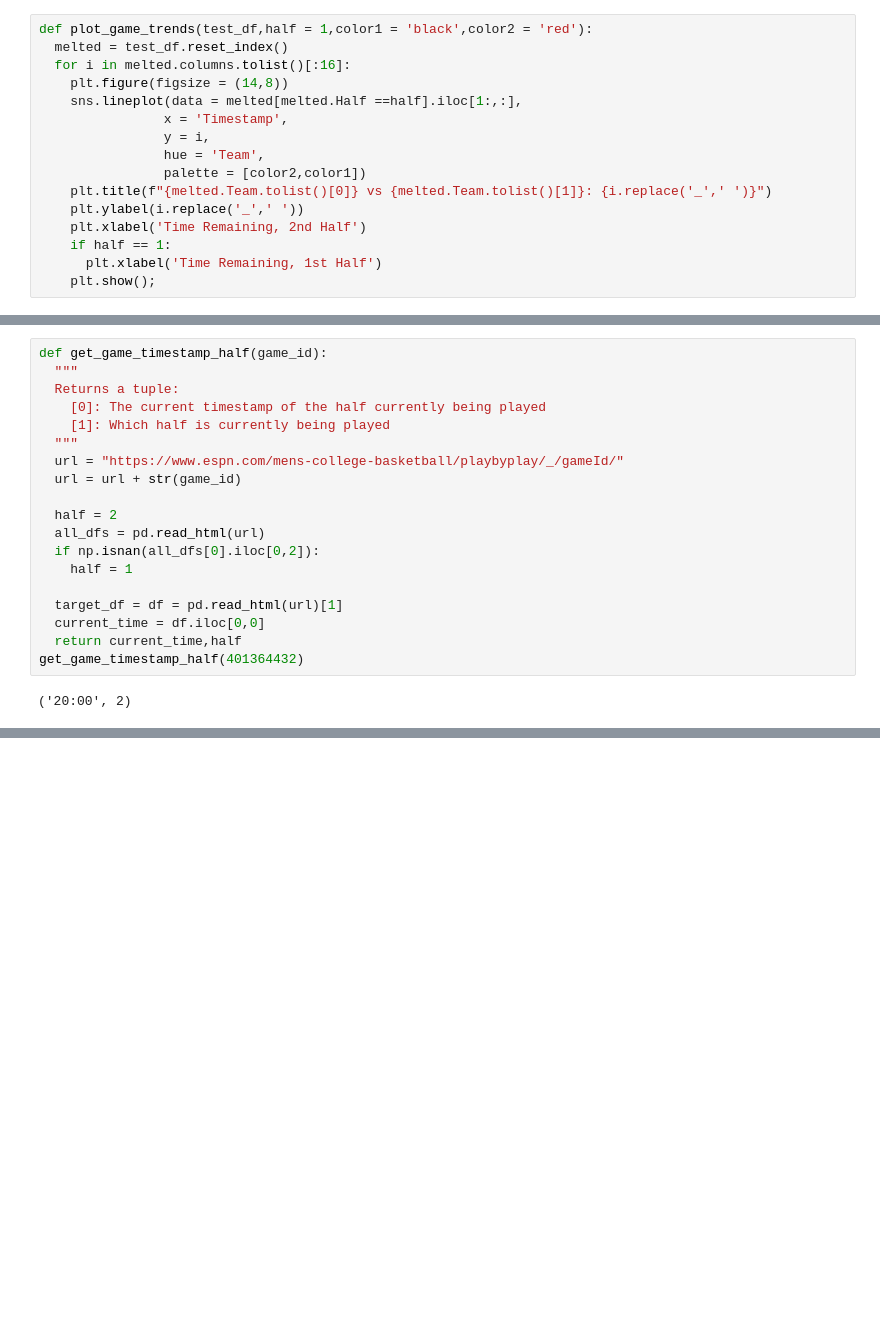
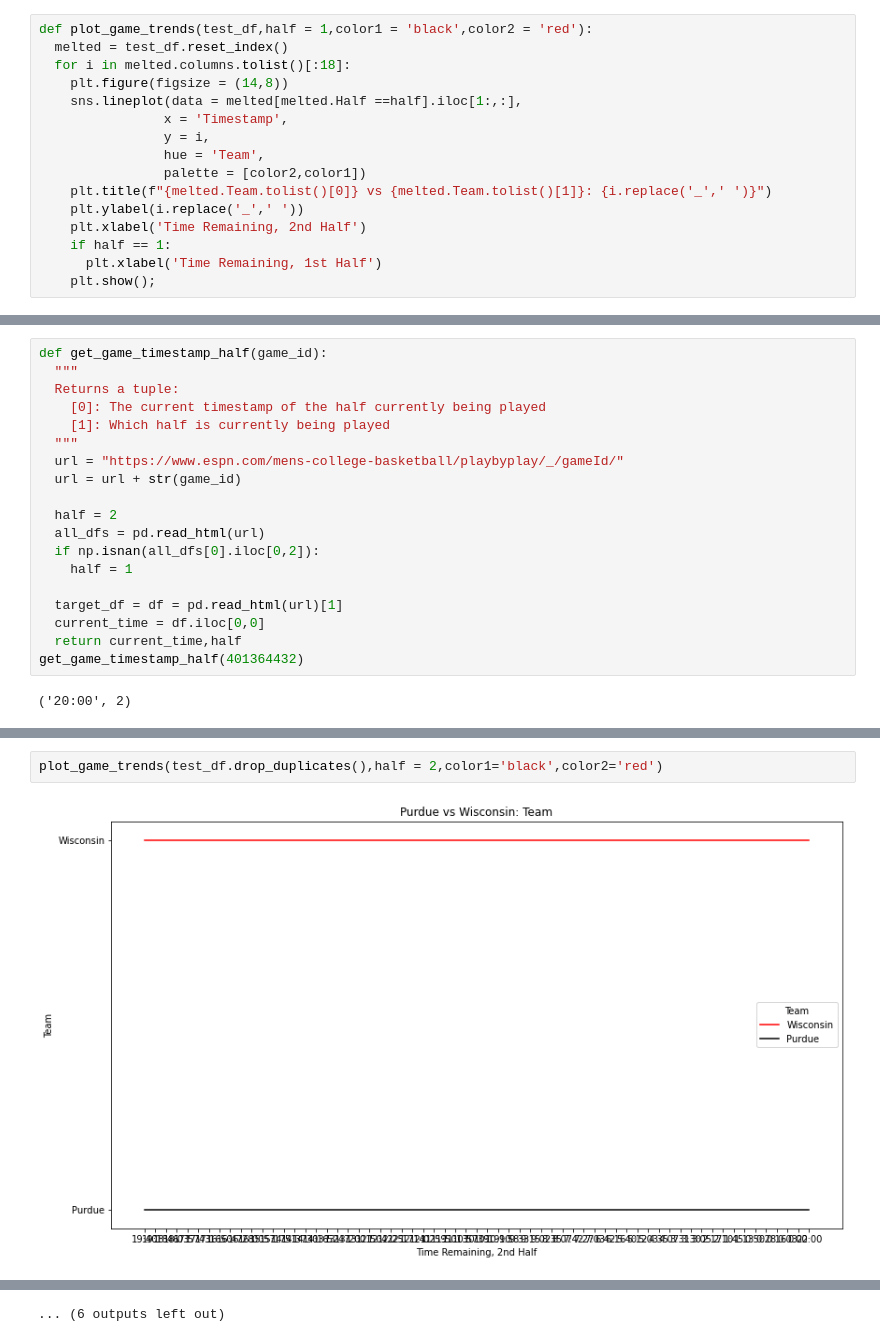
Before and after one commit to fmathews11/College_Basketball_Functions, a Jupyter notebook: Pulling_In_Boxscores.ipynb, the cells around one changed output, grey strips where cells are left out. Saved outputs shown, nothing was run; the diff lists cells and outputs as text; blank space fills up the shorter version.

```diff
--- a/Pulling_In_Boxscores.ipynb
+++ b/Pulling_In_Boxscores.ipynb
@@ -215,7 +215,7 @@ last_reported_time = 0
 # %%
 def plot_game_trends(test_df,half = 1,color1 = 'black',color2 = 'red'):
   melted = test_df.reset_index()
-  for i in melted.columns.tolist()[:16]:
+  for i in melted.columns.tolist()[:18]:
     plt.figure(figsize = (14,8))
     sns.lineplot(data = melted[melted.Half ==half].iloc[1:,:],
                 x = 'Timestamp',
@@ -324,0 +375,4 @@ test_df
+# %%
+plot_game_trends(test_df.drop_duplicates(),half = 2,color1='black',color2='red')
+# %% [output]
+[figure, added]
@@ -324,0 +390 @@ test_df
+... (6 outputs left out)
```
Also changed, not shown: parts of 3 cells of this notebook.
